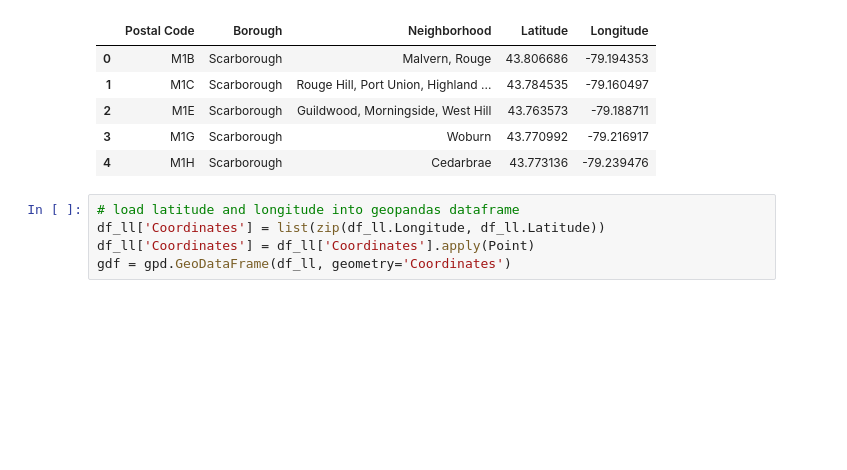
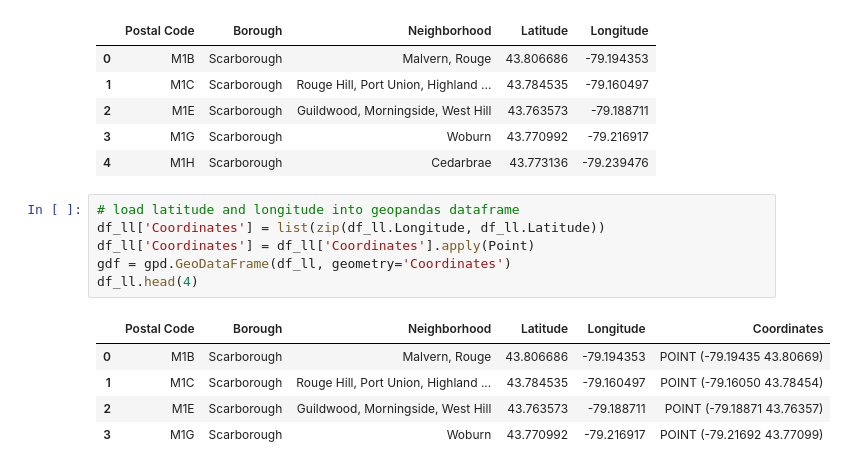
Before and after one commit to pkmanglik1703/AppliedDataScienceCapstone, a Jupyter notebook: Segmenting and Clustering Neighborhoods in Toronto copy 2.ipynb, the cells around one changed output. Saved outputs shown, nothing was run; the diff lists cells and outputs as text; blank space fills up the shorter version.

```diff
--- a/Segmenting and Clustering Neighborhoods in Toronto copy 2.ipynb
+++ b/Segmenting and Clustering Neighborhoods in Toronto copy 2.ipynb
@@ -187,8 +185,15 @@ df_ll.head()
 # %%
 # load latitude and longitude into geopandas dataframe
 df_ll['Coordinates'] = list(zip(df_ll.Longitude, df_ll.Latitude))
 df_ll['Coordinates'] = df_ll['Coordinates'].apply(Point)
 gdf = gpd.GeoDataFrame(df_ll, geometry='Coordinates')
+df_ll.head(4)
+# %% [output]
+|  | Postal Code | Borough | Neighborhood | Latitude | Longitude | Coordinates |
+| 0 | M1B | Scarborough | Malvern, Rouge | 43.806686 | -79.194353 | POINT (-79.19435 43.80669) |
+| 1 | M1C | Scarborough | Rouge Hill, Port Union, Highland ... | 43.784535 | -79.160497 | POINT (-79.16050 43.78454) |
+| 2 | M1E | Scarborough | Guildwood, Morningside, West Hill | 43.763573 | -79.188711 | POINT (-79.18871 43.76357) |
+| 3 | M1G | Scarborough | Woburn | 43.770992 | -79.216917 | POINT (-79.21692 43.77099) |
 # %%
 # set up map
 cities = gpd.read_file(gpd.datasets.get_path('naturalearth_cities'))
```
Also changed, not shown: parts of 3 cells of this notebook.
